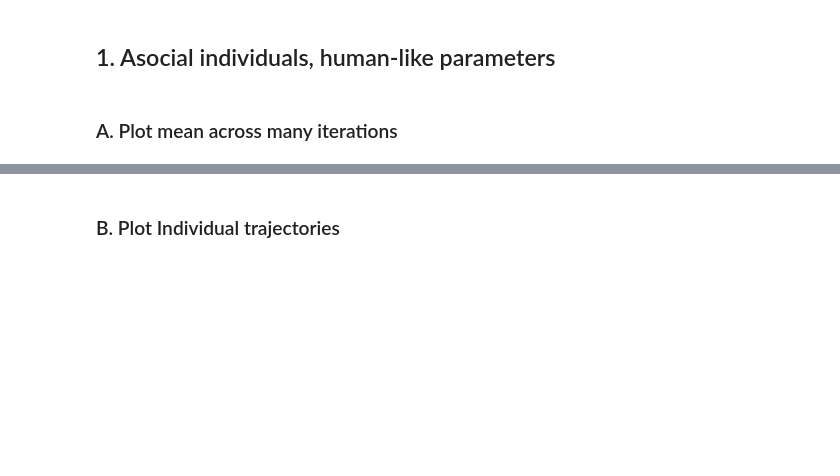
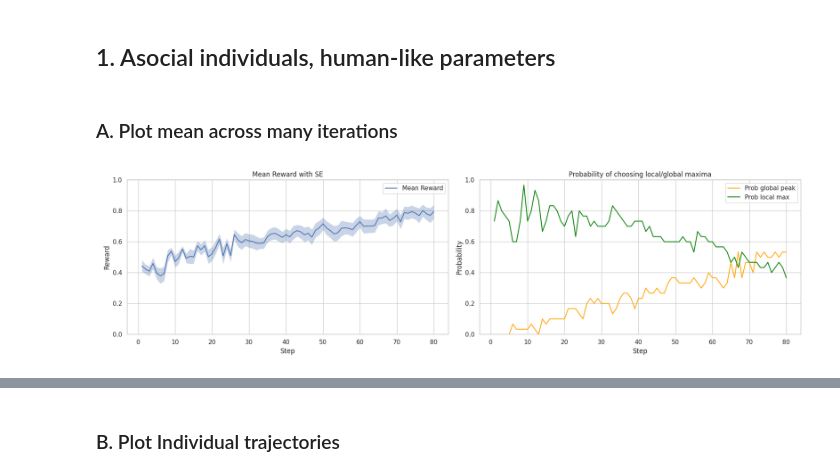
Before and after one commit to vagechirkov/Spatial-MAB-taboo, a Jupyter notebook: single_agent_simulations.ipynb, the cells around one changed output, grey strips where cells are left out. Drawn from its saved outputs; the diff is of its cells as text; code cells hidden in the pictures; blank space fills up the shorter version.

```diff
--- a/single_agent_simulations.ipynb
+++ b/single_agent_simulations.ipynb
@@ -52,29 +55,25 @@ batch_results = mesa.batch_run(
 # %%
 df_batch = pd.DataFrame(batch_results)
 
-# 1. Plot most common choice trajectory
-reward = make_mexican_hat_reward(grid_size,
-                                 frequency=reward_params['frequency'],
-                                 center=reward_params['center'])
-plot_most_common_choice_trajectory(df_batch, reward, title='')
-
-# 2. Plot mean reward and local/global max probabilities
+# Plot mean reward and local/global max probabilities
 fig, axes = plt.subplots(1, 2, figsize=(18, 5))
 # Avg reward with SE
 axes[0].plot(df_batch['Step'], df_batch['mean_reward'], label='Mean Reward')
 axes[0].fill_between(df_batch['Step'], df_batch['mean_reward'] - df_batch['se_reward'], df_batch['mean_reward'] + df_batch['se_reward'], alpha=0.3)
 axes[0].set_title('Mean Reward with SE')
 axes[0].set_xlabel('Step')
 axes[0].set_ylabel('Reward')
 axes[0].set_ylim(0, 1)
 axes[0].legend()
 # Prob near peak
 axes[1].plot(df_batch['Step'], df_batch['prob_near_peak'], label='Prob global peak', color='orange')
 axes[1].plot(df_batch['Step'], df_batch['prob_local_max'], label='Prob local max', color='green')
 axes[1].set_title('Probability of choosing local/global maxima')
 axes[1].set_xlabel('Step')
 axes[1].set_ylabel('Probability')
 axes[1].set_ylim(0, 1)
 axes[1].legend()
 plt.tight_layout()
 plt.show()
+# %% [output]
+[figure, added]
```
Also changed, not shown: parts of 10 cells of this notebook.
